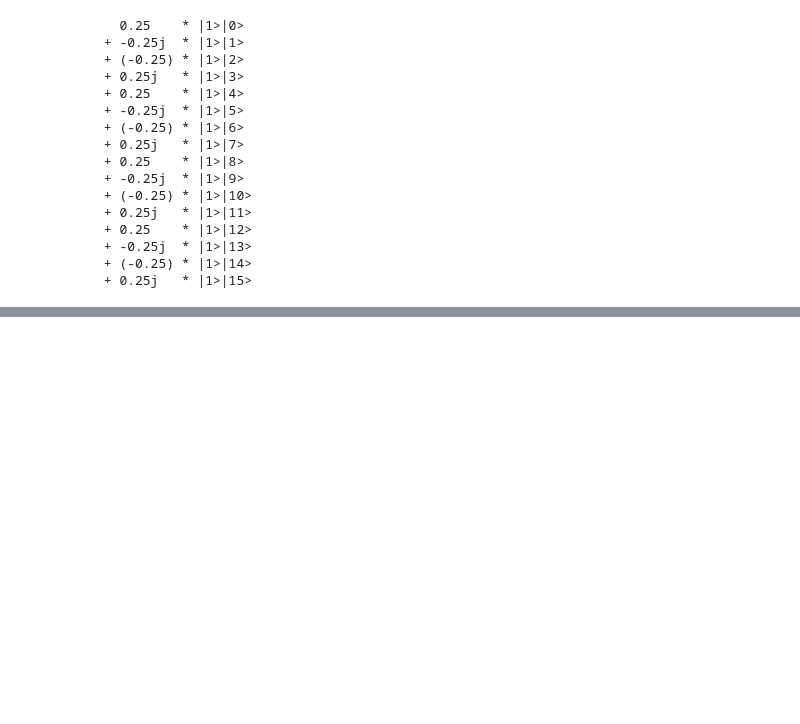
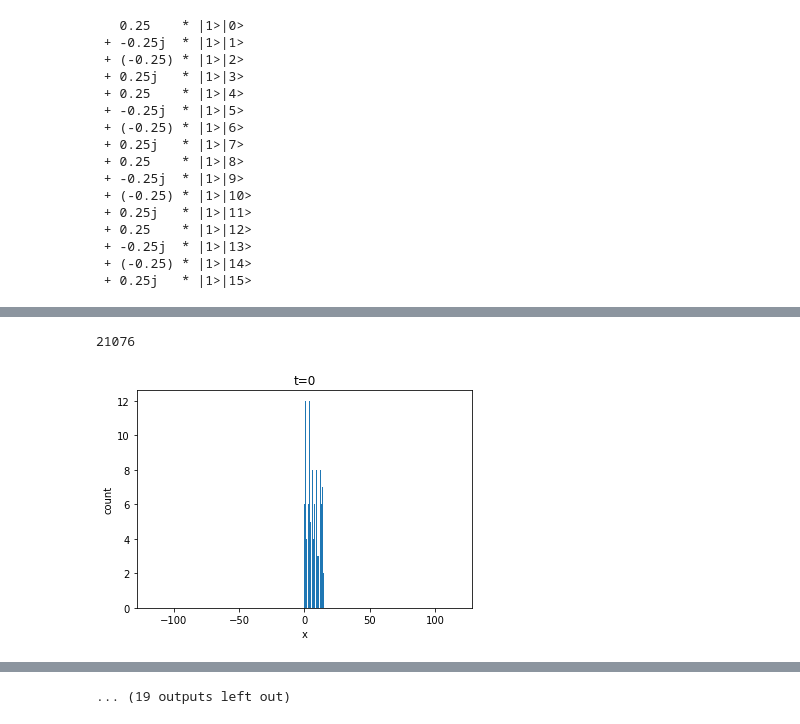
Before and after one commit to lehner/sqc, a Jupyter notebook: examples/chapter3/one-dim-particle-time-independent-potential.ipynb, the cells around one changed output, grey strips where cells are left out. Drawn from its saved outputs; the diff is of its cells as text; code cells hidden in the pictures; blank space fills up the shorter version.

```diff
--- a/examples/chapter3/one-dim-particle-time-independent-potential.ipynb
+++ b/examples/chapter3/one-dim-particle-time-independent-potential.ipynb
@@ -216,0 +223,5 @@ timeEvolutionPlot(2,30,sqc.operator(nbits).X(6)*s1,15,[0.5,-3.0])
+# %%
+timeEvolutionPlot(2,30,s1,10,[0.5,0.2])
+# %% [output]
+21076
+[figure, added]
@@ -216,0 +238 @@ timeEvolutionPlot(2,30,sqc.operator(nbits).X(6)*s1,15,[0.5,-3.0])
+... (19 outputs left out)
```
Also changed, not shown: parts of 8 cells of this notebook, 1 other file.
